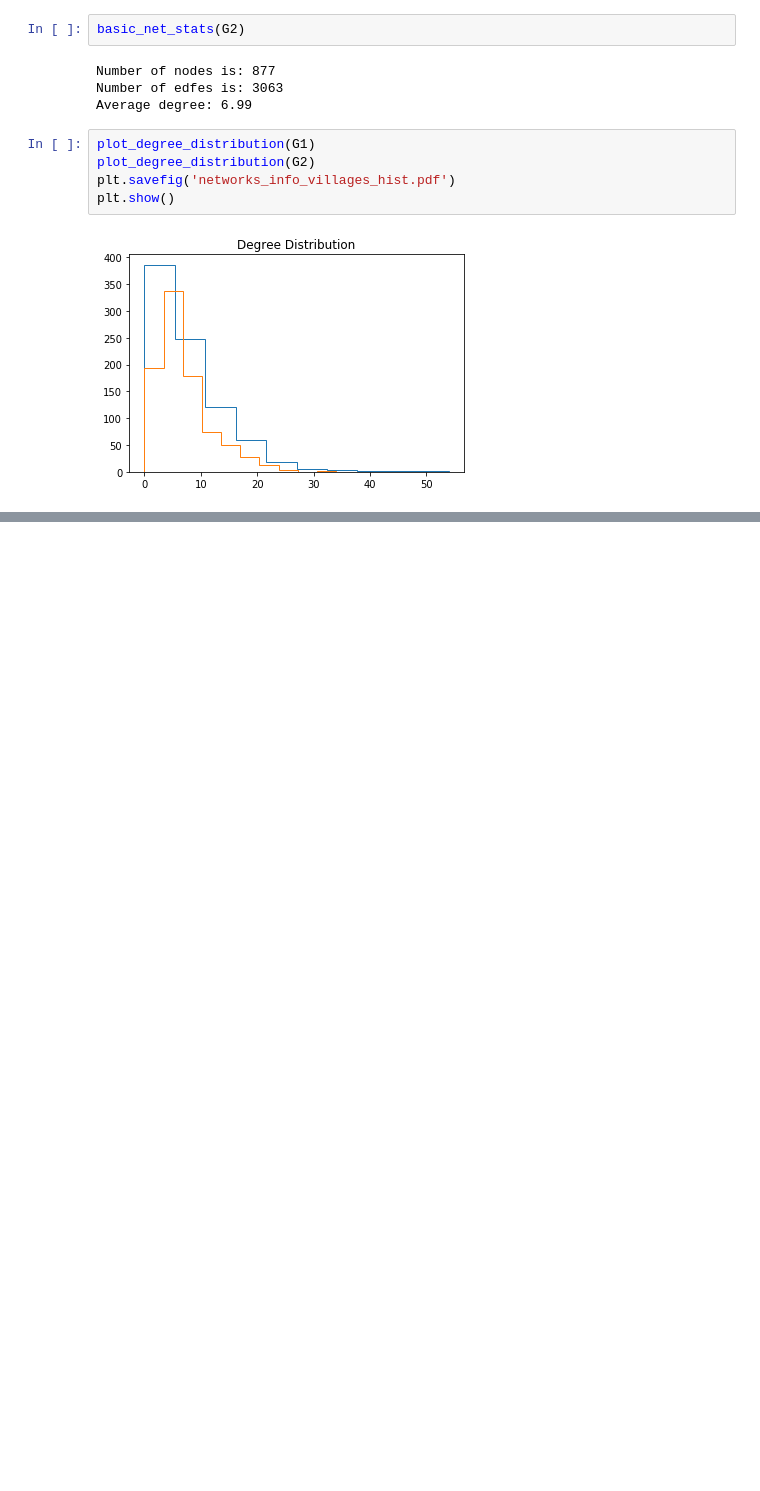
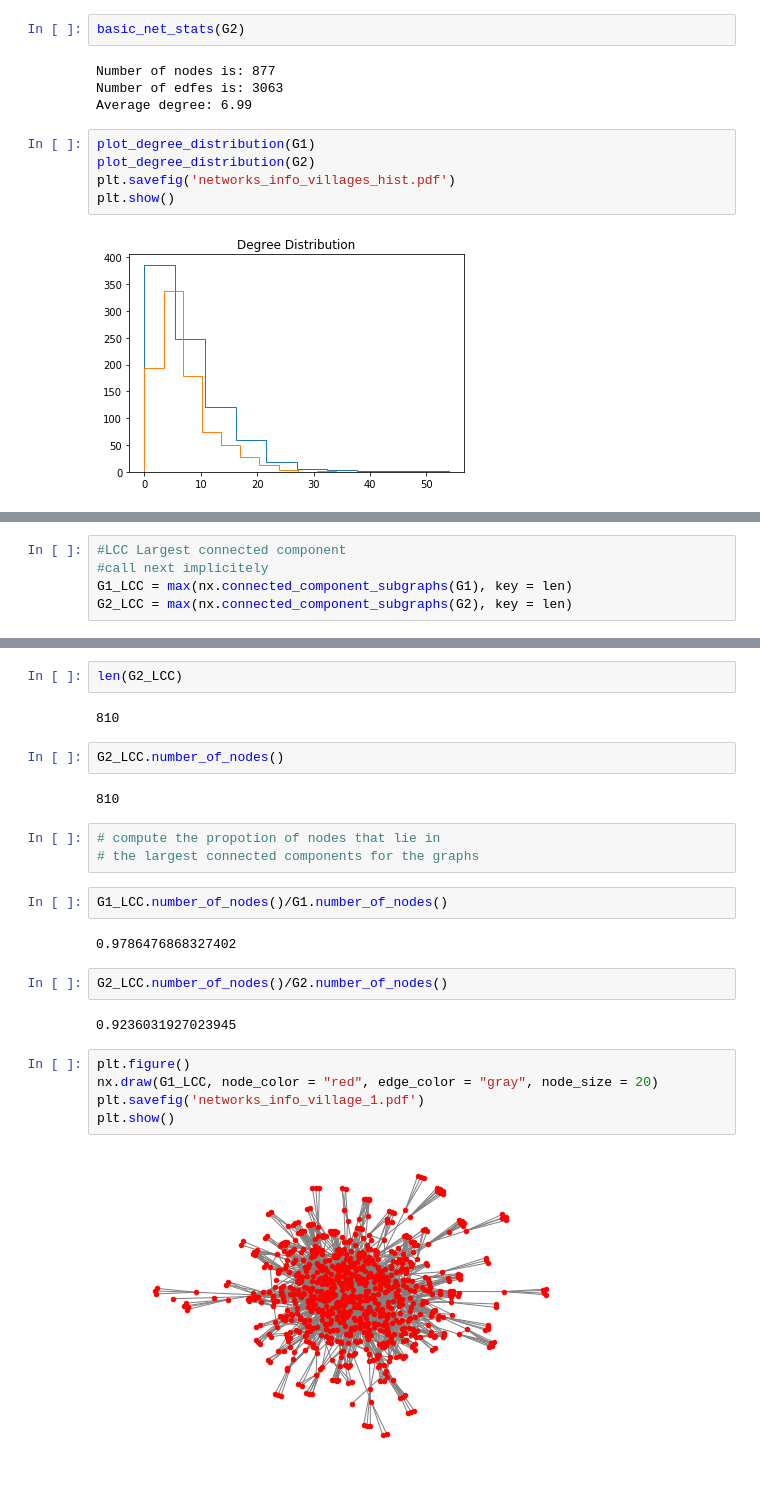
Before and after one commit to udaytak/Edx_PythonForResearch, a Jupyter notebook: 4_31. Case Study - Social Network Analysis.ipynb, the cells around one changed output, grey strips where cells are left out. Saved outputs shown, nothing was run; the diff lists cells and outputs as text; blank space fills up the shorter version.

Commit message:
4.3.7 - Finding The Largest Connected Component

```diff
--- a/4_31. Case Study - Social Network Analysis.ipynb
+++ b/4_31. Case Study - Social Network Analysis.ipynb
@@ -405,0 +454,5 @@ plt.show()
+# %%
+#LCC Largest connected component
+#call next implicitely
+G1_LCC = max(nx.connected_component_subgraphs(G1), key = len)
+G2_LCC = max(nx.connected_component_subgraphs(G2), key = len)
@@ -405,0 +467,26 @@ plt.show()
+# %%
+len(G2_LCC)
+# %% [output]
+810
+# %%
+G2_LCC.number_of_nodes()
+# %% [output]
+810
+# %%
+# compute the propotion of nodes that lie in
+# the largest connected components for the graphs
+# %%
+G1_LCC.number_of_nodes()/G1.number_of_nodes()
+# %% [output]
+0.9786476868327402
+# %%
+G2_LCC.number_of_nodes()/G2.number_of_nodes()
+# %% [output]
+0.9236031927023945
+# %%
+plt.figure()
+nx.draw(G1_LCC, node_color = "red", edge_color = "gray", node_size = 20)
+plt.savefig('networks_info_village_1.pdf')
+plt.show()
+# %% [output]
+[figure, added]
```
Also changed, not shown: parts of 16 cells of this notebook, 2 other files.
